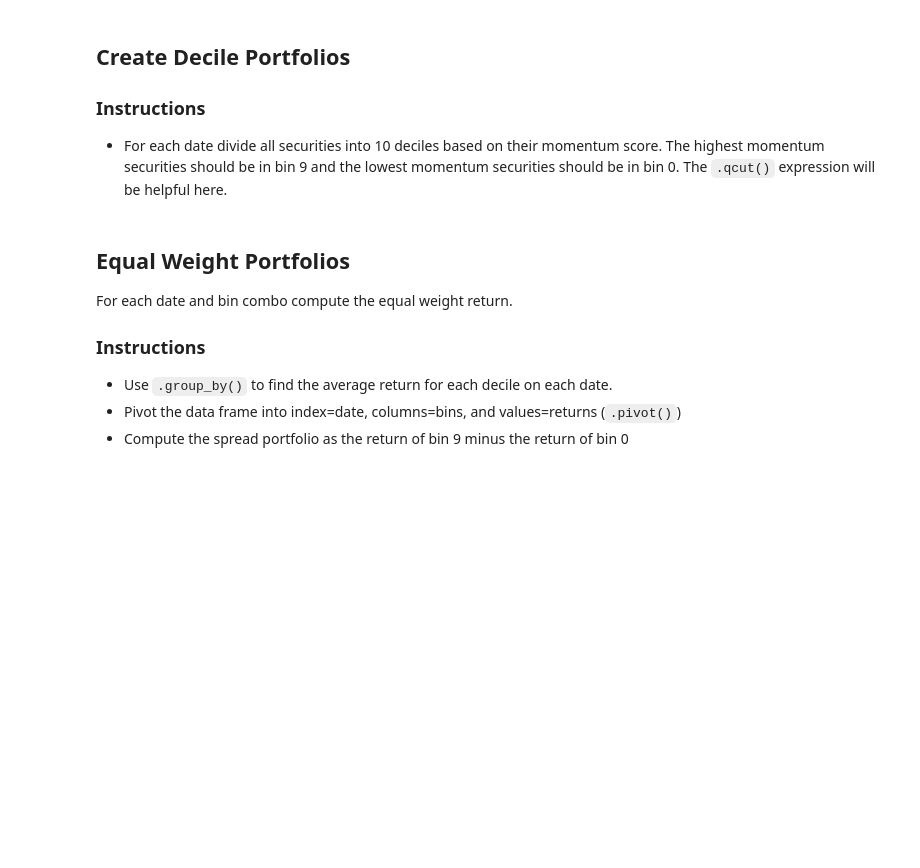
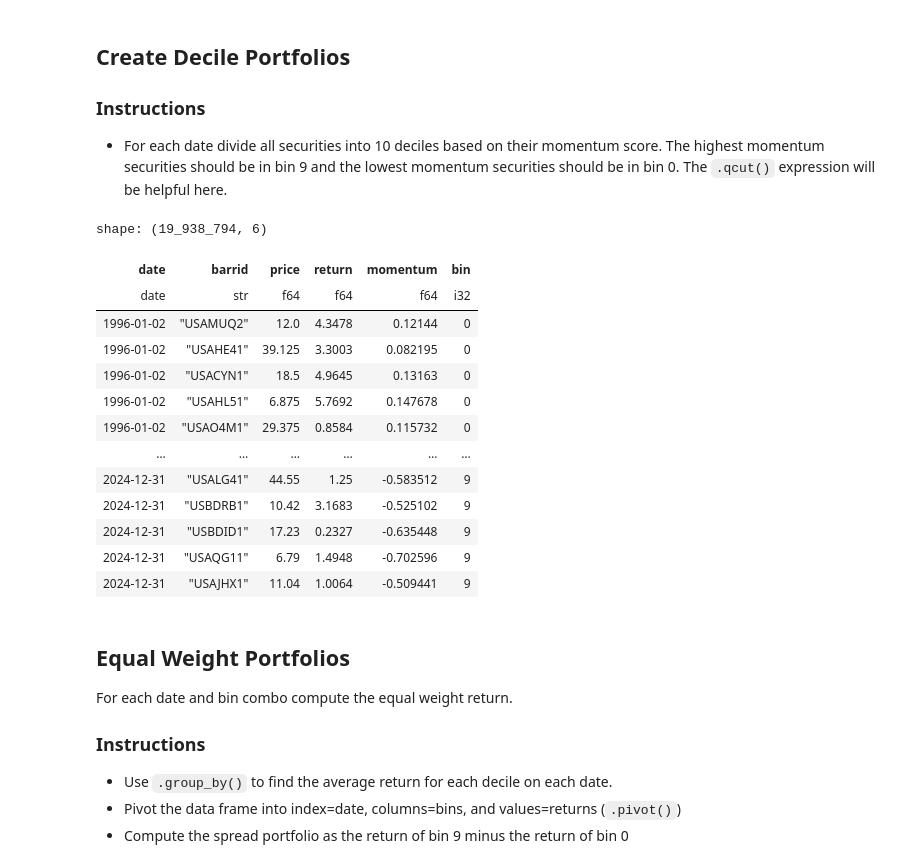
Before and after one commit to xylr11/sf-quant-labs, a Jupyter notebook: labs/lab_3.ipynb, the cells around one changed output. Cells and saved outputs as stored; diff of their text form; code cells hidden in the pictures; blank space fills up the shorter version.

```diff
--- a/labs/lab_3.ipynb
+++ b/labs/lab_3.ipynb
@@ -103,20 +162,35 @@ price_filter
 # %%
 def task_momentum_bins(price_filter: pl.DataFrame) -> pl.DataFrame:
     """
     Bin the securities into deciles for each date by momentum.
 
     Args:
         price_filter (pl.DataFrame): Data frame with columns date, barrid, price, return, and momentum columns.
 
     Returns:
         pl.DataFrame: Data frame with columns date, barrid, price, return, momentum and bin columns.
     """
-    # TODO: Finish this function
-    pass
+    return price_filter.with_columns(pl.col('momentum').qcut(10).cast(pl.Int32).alias('bin')).sort(['date', 'bin'])
+
 
 momentum_bins = task_momentum_bins(price_filter)
 
 momentum_bins
+# %% [output]
+shape: (19_938_794, 6)
+| date | barrid | price | return | momentum | bin |
+| date | str | f64 | f64 | f64 | i32 |
+| 1996-01-02 | "USAMUQ2" | 12.0 | 4.3478 | 0.12144 | 0 |
+| 1996-01-02 | "USAHE41" | 39.125 | 3.3003 | 0.082195 | 0 |
+| 1996-01-02 | "USACYN1" | 18.5 | 4.9645 | 0.13163 | 0 |
+| 1996-01-02 | "USAHL51" | 6.875 | 5.7692 | 0.147678 | 0 |
+| 1996-01-02 | "USAO4M1" | 29.375 | 0.8584 | 0.115732 | 0 |
+| … | … | … | … | … | … |
+| 2024-12-31 | "USALG41" | 44.55 | 1.25 | -0.583512 | 9 |
+| 2024-12-31 | "USBDRB1" | 10.42 | 3.1683 | -0.525102 | 9 |
+| 2024-12-31 | "USBDID1" | 17.23 | 0.2327 | -0.635448 | 9 |
+| 2024-12-31 | "USAQG11" | 6.79 | 1.4948 | -0.702596 | 9 |
+| 2024-12-31 | "USAJHX1" | 11.04 | 1.0064 | -0.509441 | 9 |
 # %% [markdown]
 ## Equal Weight Portfolios
 
```
Also changed, not shown: parts of 9 cells of this notebook.
